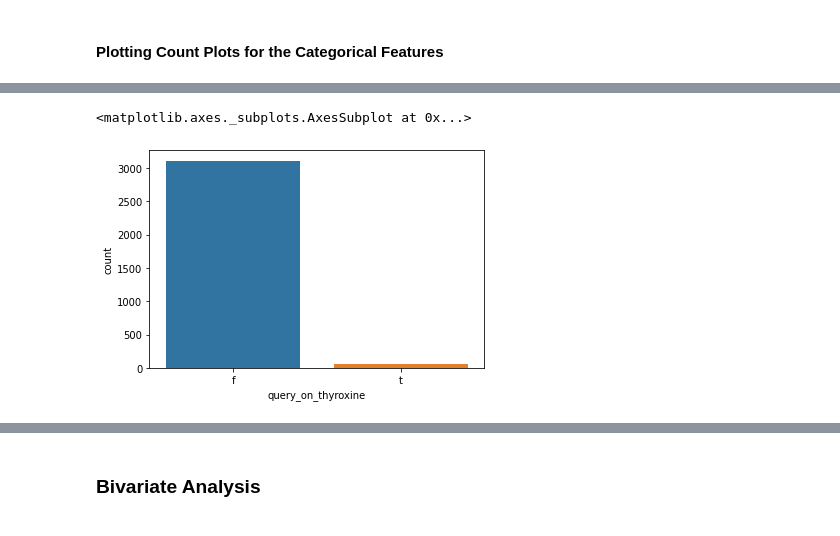
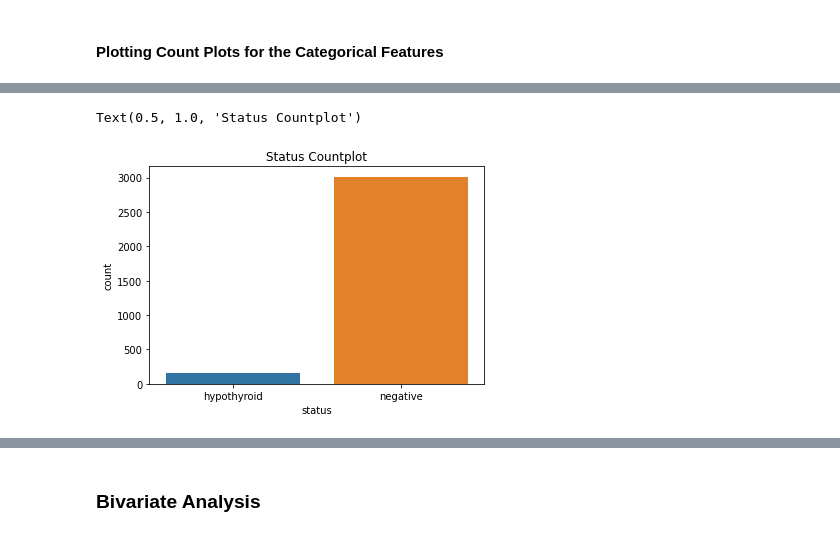
Before and after one commit to nyamskamau/Hypothyroid-Prediction-Dataset, a Jupyter notebook: Independent_Project_Week_8.ipynb, the cells around one changed output, grey strips where cells are left out. Cells and saved outputs as stored; diff of their text form; code cells hidden in the pictures.

```diff
--- a/Independent_Project_Week_8.ipynb
+++ b/Independent_Project_Week_8.ipynb
@@ -299,5 +217,6 @@ sns.countplot(x=data.TBG_measured)
-# %%
-sns.countplot(x=data.query_on_thyroxine)
-# %% [output]
-<matplotlib.axes._subplots.AxesSubplot at 0x...>
-[figure, removed]
+# %%
+sns.countplot(x = data['status'])
+plt.title('Status Countplot')
+# %% [output]
+Text(0.5, 1.0, 'Status Countplot')
+[figure, added]
```
Also changed, not shown: parts of 74 cells of this notebook.
